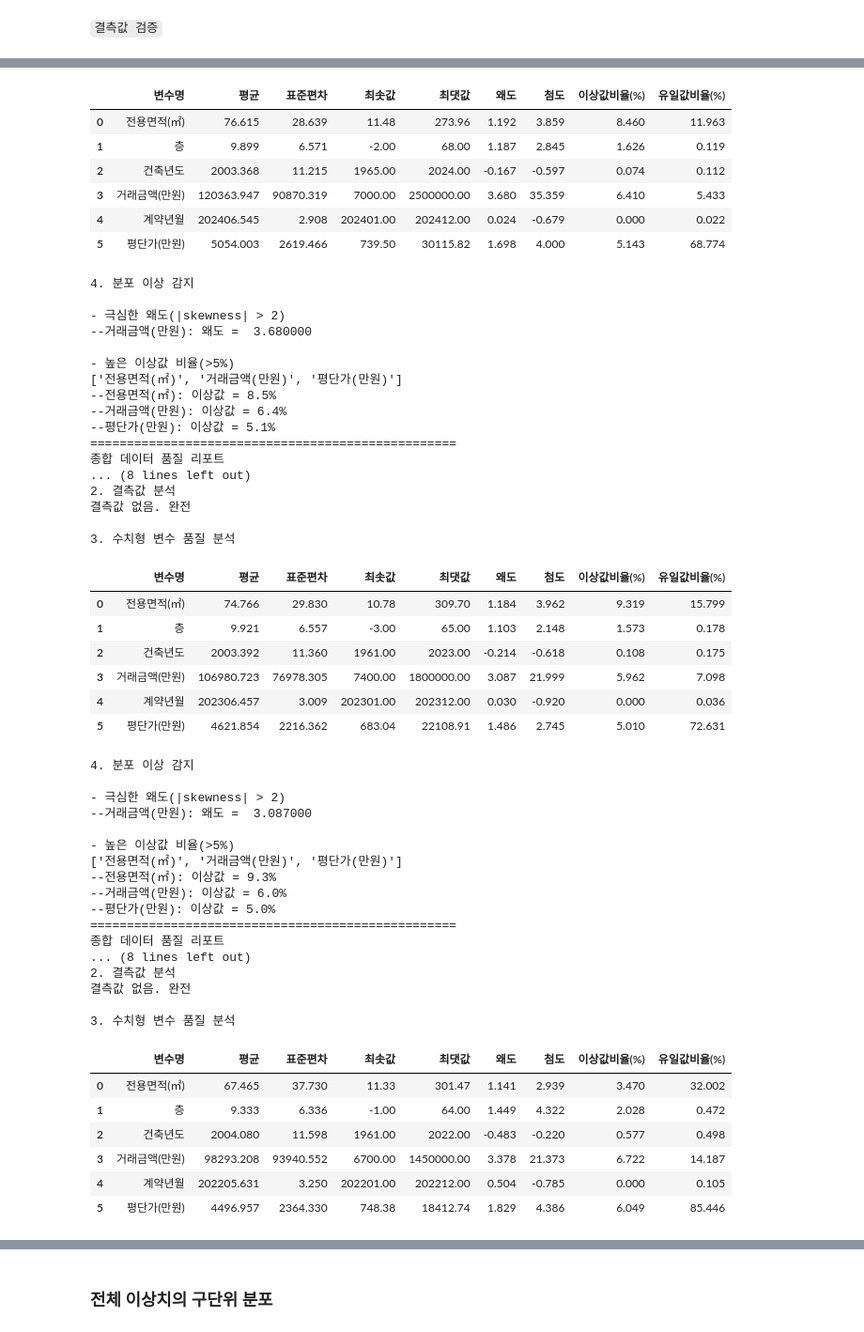
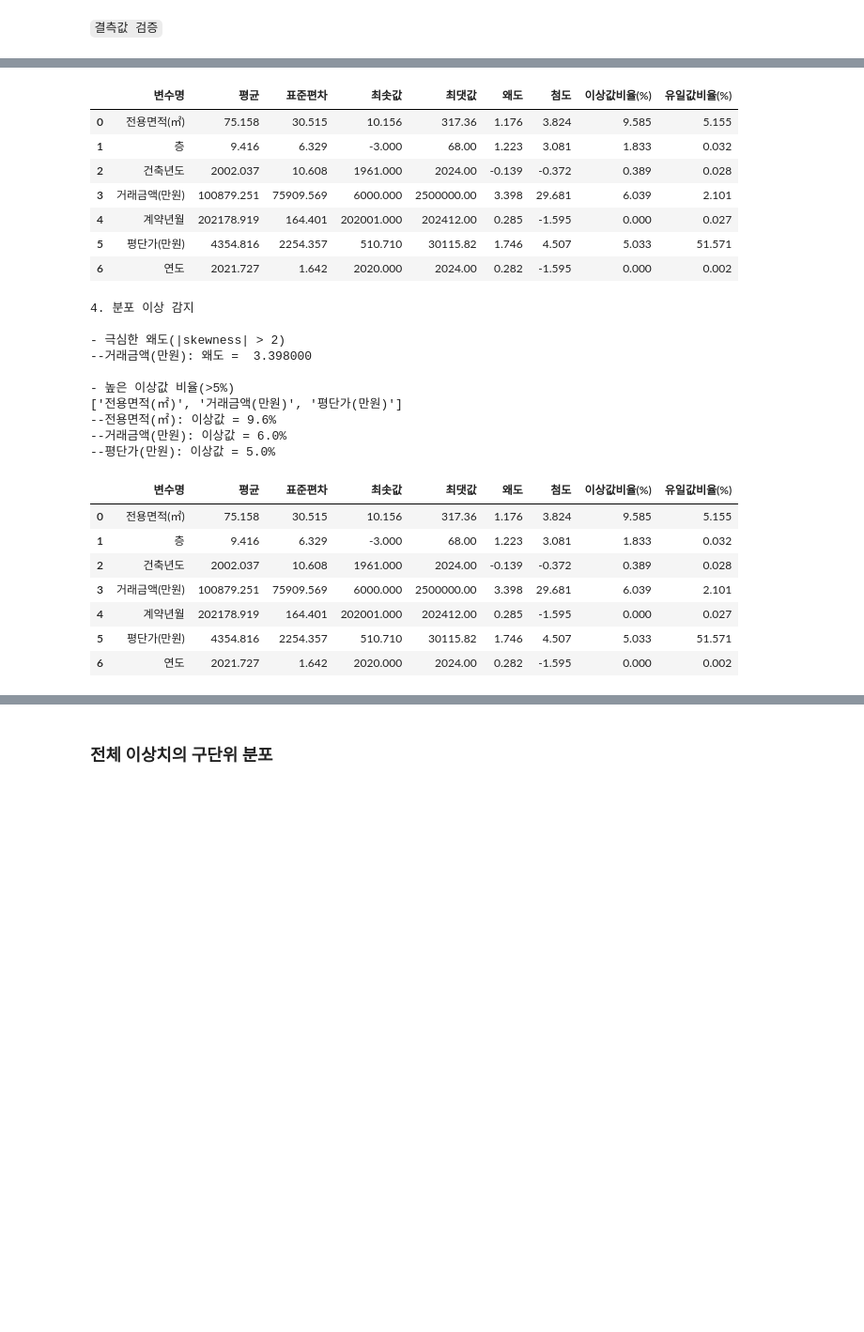
Before and after one commit to semistone97/pjt-real-estate, a Jupyter notebook: apt.ipynb, the cells around one changed output, grey strips where cells are left out. Shown at 94% size. Drawn from its saved outputs; the diff is of its cells as text; code cells hidden in the pictures; blank space fills up the shorter version.

```diff
--- a/apt.ipynb
+++ b/apt.ipynb
@@ -155,11 +163,7 @@ memory usage: 6.8+ MB
 # %% [markdown]
 `결측값 검증`
 # %%
-profile.get_data_profile(df_2024_c) # 결측값 없음
-profile.get_data_profile(df_2023_c) # 결측값 없음
-profile.get_data_profile(df_2022_c) # 결측값 없음
-profile.get_data_profile(df_2021_c) # 결측값 없음
-profile.get_data_profile(df_2020_c) # 결측값 없음
+profile.get_data_profile(df_all)
 
 # pattern.analyze_missing_patterns(df_2024_c)
 # %% [output]
@@ -174,61 +178,32 @@ profile.get_data_profile(df_2020_c) # 결측값 없음
 - 범주형 변수: 4개
 
 2. 결측값 분석
 결측값 없음. 완전
 
 3. 수치형 변수 품질 분석
 |  | 변수명 | 평균 | 표준편차 | 최솟값 | 최댓값 | 왜도 | 첨도 | 이상값비율(%) | 유일값비율(%) |
-| 0 | 전용면적(㎡) | 76.615 | 28.639 | 11.48 | 273.96 | 1.192 | 3.859 | 8.460 | 11.963 |
-| 1 | 층 | 9.899 | 6.571 | -2.00 | 68.00 | 1.187 | 2.845 | 1.626 | 0.119 |
-| 2 | 건축년도 | 2003.368 | 11.215 | 1965.00 | 2024.00 | -0.167 | -0.597 | 0.074 | 0.112 |
-| 3 | 거래금액(만원) | 120363.947 | 90870.319 | 7000.00 | 2500000.00 | 3.680 | 35.359 | 6.410 | 5.433 |
-| 4 | 계약년월 | 202406.545 | 2.908 | 202401.00 | 202412.00 | 0.024 | -0.679 | 0.000 | 0.022 |
-| 5 | 평단가(만원) | 5054.003 | 2619.466 | 739.50 | 30115.82 | 1.698 | 4.000 | 5.143 | 68.774 |
+| 0 | 전용면적(㎡) | 75.158 | 30.515 | 10.156 | 317.36 | 1.176 | 3.824 | 9.585 | 5.155 |
+| 1 | 층 | 9.416 | 6.329 | -3.000 | 68.00 | 1.223 | 3.081 | 1.833 | 0.032 |
+| 2 | 건축년도 | 2002.037 | 10.608 | 1961.000 | 2024.00 | -0.139 | -0.372 | 0.389 | 0.028 |
+| 3 | 거래금액(만원) | 100879.251 | 75909.569 | 6000.000 | 2500000.00 | 3.398 | 29.681 | 6.039 | 2.101 |
+| 4 | 계약년월 | 202178.919 | 164.401 | 202001.000 | 202412.00 | 0.285 | -1.595 | 0.000 | 0.027 |
+| 5 | 평단가(만원) | 4354.816 | 2254.357 | 510.710 | 30115.82 | 1.746 | 4.507 | 5.033 | 51.571 |
+| 6 | 연도 | 2021.727 | 1.642 | 2020.000 | 2024.00 | 0.282 | -1.595 | 0.000 | 0.002 |
 4. 분포 이상 감지
 
 - 극심한 왜도(|skewness| > 2)
---거래금액(만원): 왜도 =  3.680000
+--거래금액(만원): 왜도 =  3.398000
 
 - 높은 이상값 비율(>5%)
 ['전용면적(㎡)', '거래금액(만원)', '평단가(만원)']
---전용면적(㎡): 이상값 = 8.5%
---거래금액(만원): 이상값 = 6.4%
---평단가(만원): 이상값 = 5.1%
-==================================================
-종합 데이터 품질 리포트
-... (8 lines left out)
-2. 결측값 분석
-결측값 없음. 완전
-
-3. 수치형 변수 품질 분석
+--전용면적(㎡): 이상값 = 9.6%
+--거래금액(만원): 이상값 = 6.0%
+--평단가(만원): 이상값 = 5.0%
 |  | 변수명 | 평균 | 표준편차 | 최솟값 | 최댓값 | 왜도 | 첨도 | 이상값비율(%) | 유일값비율(%) |
-| 0 | 전용면적(㎡) | 74.766 | 29.830 | 10.78 | 309.70 | 1.184 | 3.962 | 9.319 | 15.799 |
-| 1 | 층 | 9.921 | 6.557 | -3.00 | 65.00 | 1.103 | 2.148 | 1.573 | 0.178 |
-| 2 | 건축년도 | 2003.392 | 11.360 | 1961.00 | 2023.00 | -0.214 | -0.618 | 0.108 | 0.175 |
-| 3 | 거래금액(만원) | 106980.723 | 76978.305 | 7400.00 | 1800000.00 | 3.087 | 21.999 | 5.962 | 7.098 |
-| 4 | 계약년월 | 202306.457 | 3.009 | 202301.00 | 202312.00 | 0.030 | -0.920 | 0.000 | 0.036 |
-| 5 | 평단가(만원) | 4621.854 | 2216.362 | 683.04 | 22108.91 | 1.486 | 2.745 | 5.010 | 72.631 |
+| 0 | 전용면적(㎡) | 75.158 | 30.515 | 10.156 | 317.36 | 1.176 | 3.824 | 9.585 | 5.155 |
+| 1 | 층 | 9.416 | 6.329 | -3.000 | 68.00 | 1.223 | 3.081 | 1.833 | 0.032 |
+| 2 | 건축년도 | 2002.037 | 10.608 | 1961.000 | 2024.00 | -0.139 | -0.372 | 0.389 | 0.028 |
+| 3 | 거래금액(만원) | 100879.251 | 75909.569 | 6000.000 | 2500000.00 | 3.398 | 29.681 | 6.039 | 2.101 |
+| 4 | 계약년월 | 202178.919 | 164.401 | 202001.000 | 202412.00 | 0.285 | -1.595 | 0.000 | 0.027 |
+| 5 | 평단가(만원) | 4354.816 | 2254.357 | 510.710 | 30115.82 | 1.746 | 4.507 | 5.033 | 51.571 |
+| 6 | 연도 | 2021.727 | 1.642 | 2020.000 | 2024.00 | 0.282 | -1.595 | 0.000 | 0.002 |
-4. 분포 이상 감지
-
-- 극심한 왜도(|skewness| > 2)
---거래금액(만원): 왜도 =  3.087000
-
-- 높은 이상값 비율(>5%)
-['전용면적(㎡)', '거래금액(만원)', '평단가(만원)']
---전용면적(㎡): 이상값 = 9.3%
---거래금액(만원): 이상값 = 6.0%
---평단가(만원): 이상값 = 5.0%
-==================================================
-종합 데이터 품질 리포트
-... (8 lines left out)
-2. 결측값 분석
-결측값 없음. 완전
-
-3. 수치형 변수 품질 분석
-|  | 변수명 | 평균 | 표준편차 | 최솟값 | 최댓값 | 왜도 | 첨도 | 이상값비율(%) | 유일값비율(%) |
-| 0 | 전용면적(㎡) | 67.465 | 37.730 | 11.33 | 301.47 | 1.141 | 2.939 | 3.470 | 32.002 |
-| 1 | 층 | 9.333 | 6.336 | -1.00 | 64.00 | 1.449 | 4.322 | 2.028 | 0.472 |
-| 2 | 건축년도 | 2004.080 | 11.598 | 1961.00 | 2022.00 | -0.483 | -0.220 | 0.577 | 0.498 |
-| 3 | 거래금액(만원) | 98293.208 | 93940.552 | 6700.00 | 1450000.00 | 3.378 | 21.373 | 6.722 | 14.187 |
-| 4 | 계약년월 | 202205.631 | 3.250 | 202201.00 | 202212.00 | 0.504 | -0.785 | 0.000 | 0.105 |
-| 5 | 평단가(만원) | 4496.957 | 2364.330 | 748.38 | 18412.74 | 1.829 | 4.386 | 6.049 | 85.446 |
```
Also changed, not shown: parts of 36 cells of this notebook.
